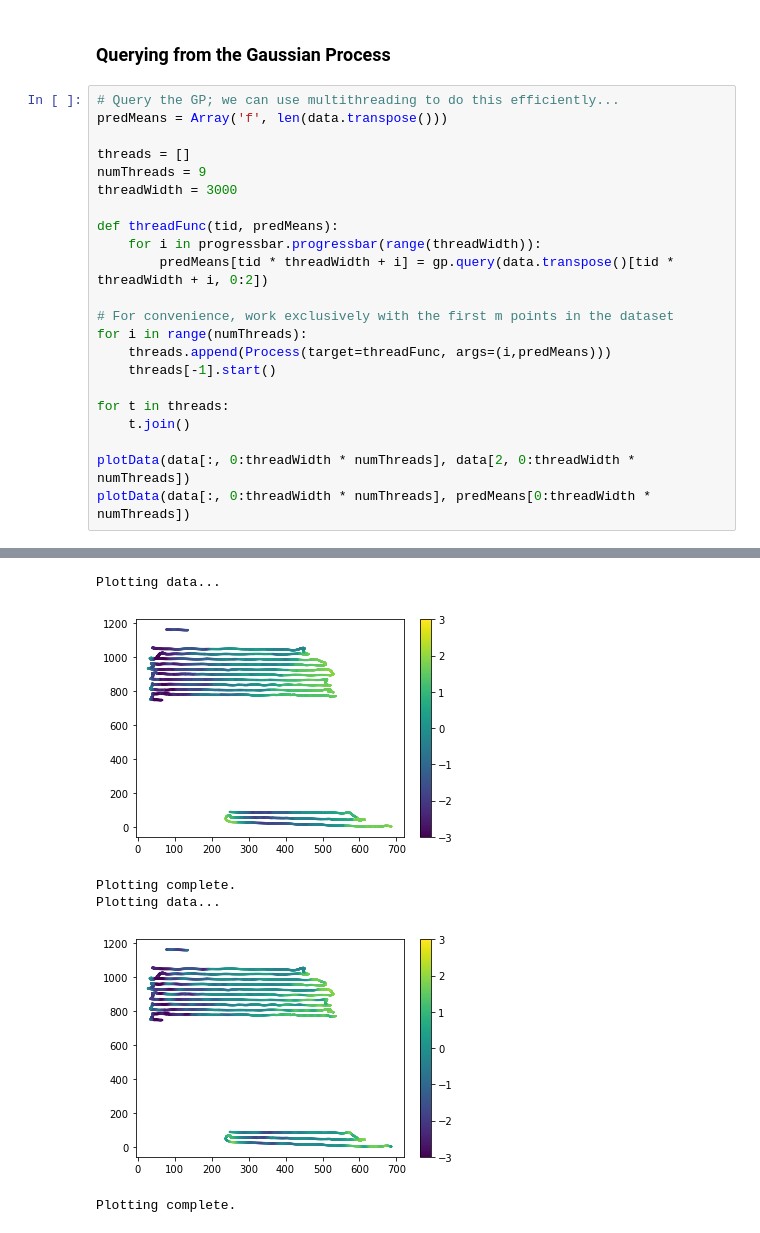
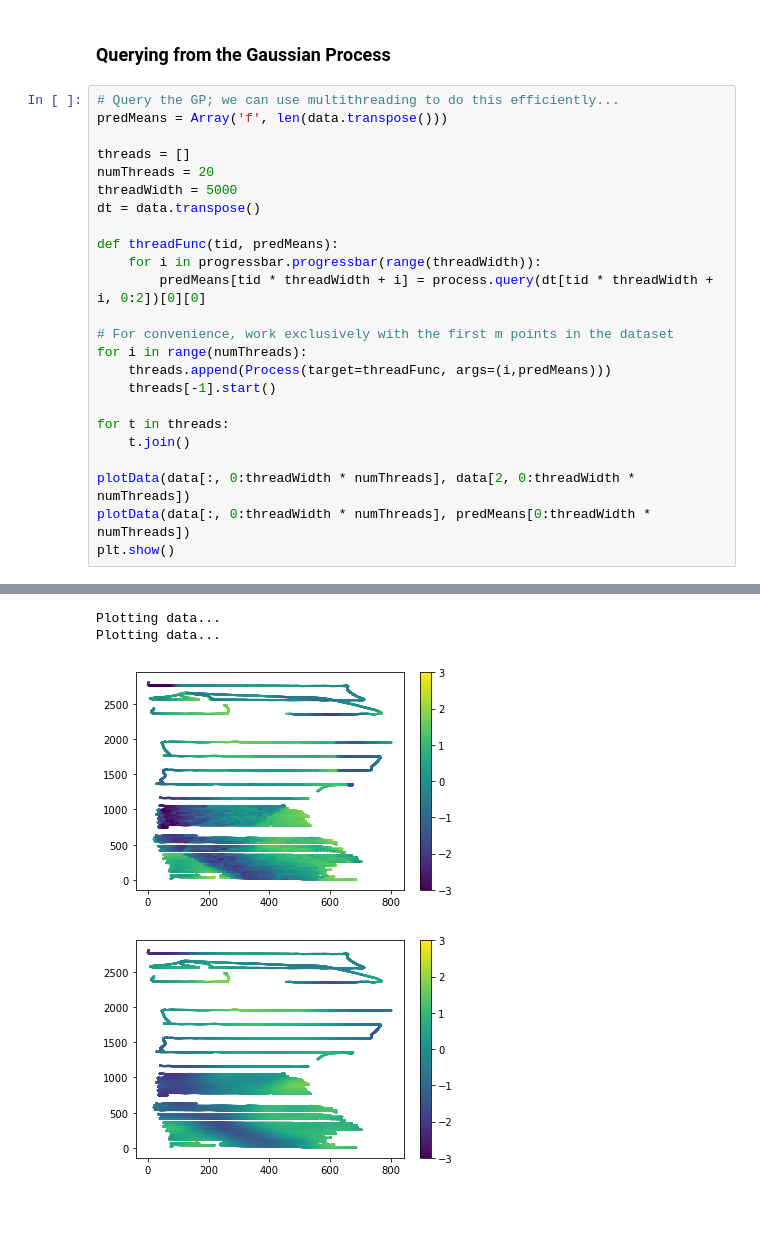
Before and after one commit to zongyi-li/stt_investigation, a Jupyter notebook: River_Gauss_Process.ipynb, the cells around one changed output, grey strips where cells are left out. Cells and saved outputs as stored; diff of their text form.

```diff
--- a/River_Gauss_Process.ipynb
+++ b/River_Gauss_Process.ipynb
@@ -115,12 +135,13 @@ Built Gaussian Process...
 predMeans = Array('f', len(data.transpose()))
 
 threads = []
-numThreads = 9
-threadWidth = 3000
+numThreads = 20
+threadWidth = 5000
+dt = data.transpose()
 
 def threadFunc(tid, predMeans):
     for i in progressbar.progressbar(range(threadWidth)):
-        predMeans[tid * threadWidth + i] = gp.query(data.transpose()[tid * threadWidth + i, 0:2])
+        predMeans[tid * threadWidth + i] = process.query(dt[tid * threadWidth + i, 0:2])[0][0]
 
 # For convenience, work exclusively with the first m points in the dataset
 for i in range(numThreads):
@@ -132,4 +153,5 @@ for t in threads:
 
 plotData(data[:, 0:threadWidth * numThreads], data[2, 0:threadWidth * numThreads])
 plotData(data[:, 0:threadWidth * numThreads], predMeans[0:threadWidth * numThreads])
+plt.show()
 # %% [output]
@@ -137,6 +159,4 @@ plotData(data[:, 0:threadWidth * numThreads], predMeans[0:threadWidth * numThrea
 Plotting data...
+Plotting data...
-[figure, old version]
+[figure, new version]
-Plotting complete.
-Plotting data...
-[figure, old version]
+[figure, new version]
-Plotting complete.
```
Also changed, not shown: parts of 12 cells of this notebook, 1 other file.
